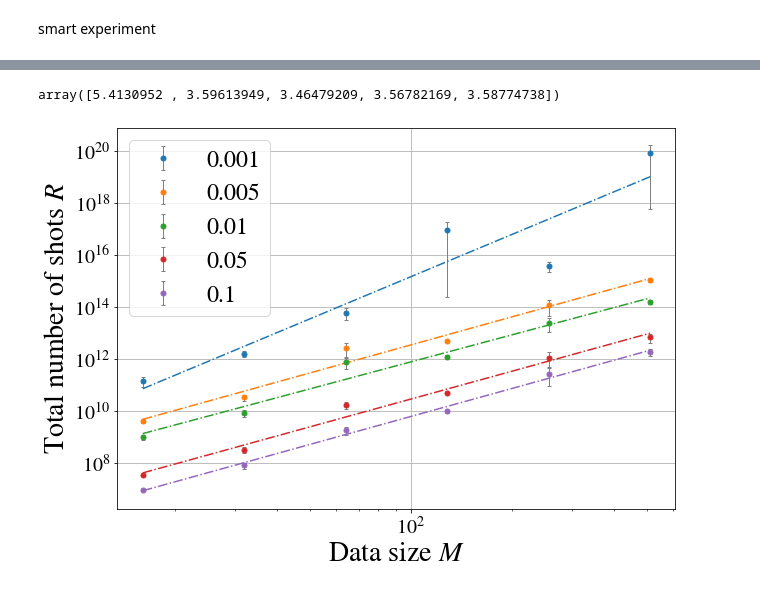
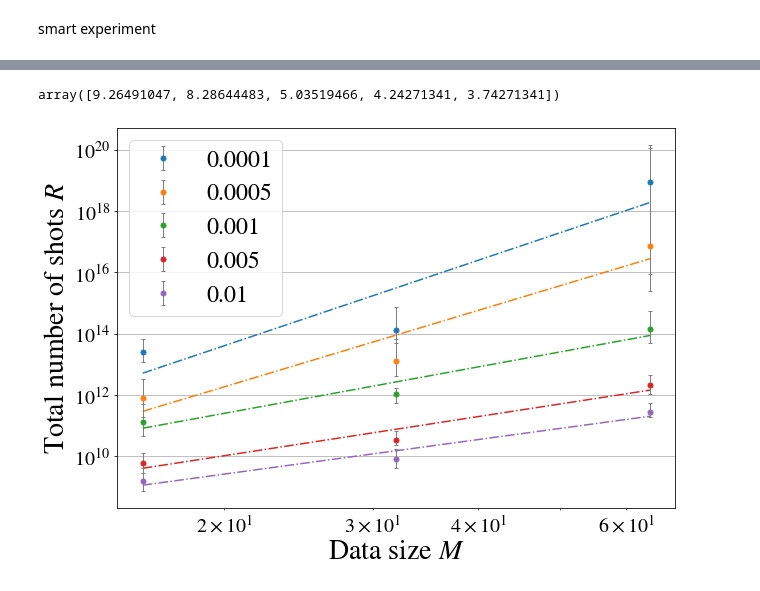
Before and after one commit to gentinettagian/complexity_of_qsvms, a Jupyter notebook: dual_qsvm/kernel_error.ipynb, the cells around one changed output, grey strips where cells are left out. Saved outputs shown, nothing was run; the diff lists cells and outputs as text; code cells hidden in the pictures.

```diff
--- a/dual_qsvm/kernel_error.ipynb
+++ b/dual_qsvm/kernel_error.ipynb
@@ -271,7 +271,8 @@ array([4.11444457, 4.08624077, 4.15605878, 3.56352658, 3.34572848])
-# %%
-s_overlap = SmartExperiment(-0.1)
-s_overlap.load()
-s_overlap.plot()
-# %% [output]
-array([5.4130952 , 3.59613949, 3.46479209, 3.56782169, 3.58774738])
-[figure, removed]
+# %%
+epsilons = [0.0001,0.0005,0.001,0.005,0.01]
+s_overlap = BinomialExperiment(-0.1,estimations=10, Ms = 2**np.arange(4,7), shots = 2**np.arange(4,12),epsilons=epsilons)
+s_overlap.load()
+s_overlap.plot()
+# %% [output]
+array([9.26491047, 8.28644483, 5.03519466, 4.24271341, 3.74271341])
+[figure, added]
```
Also changed, not shown: parts of 1 cell of this notebook, 5 other files.
